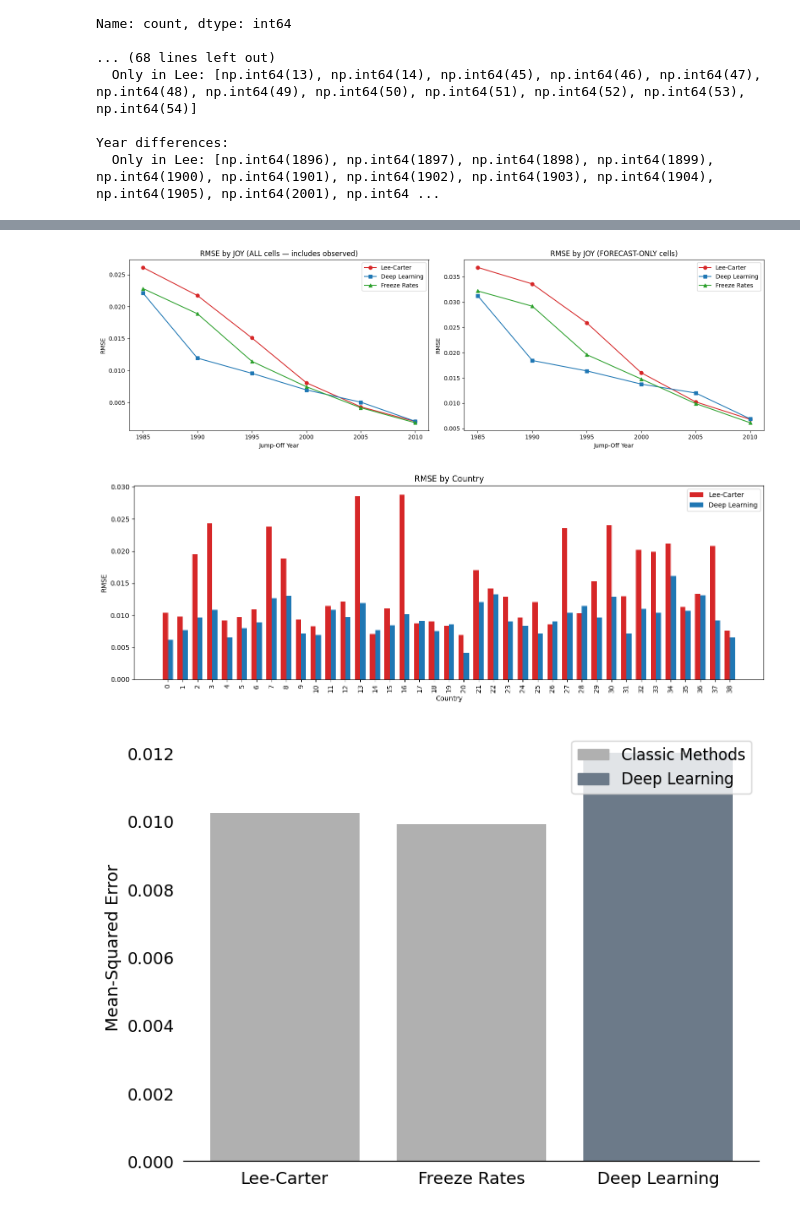
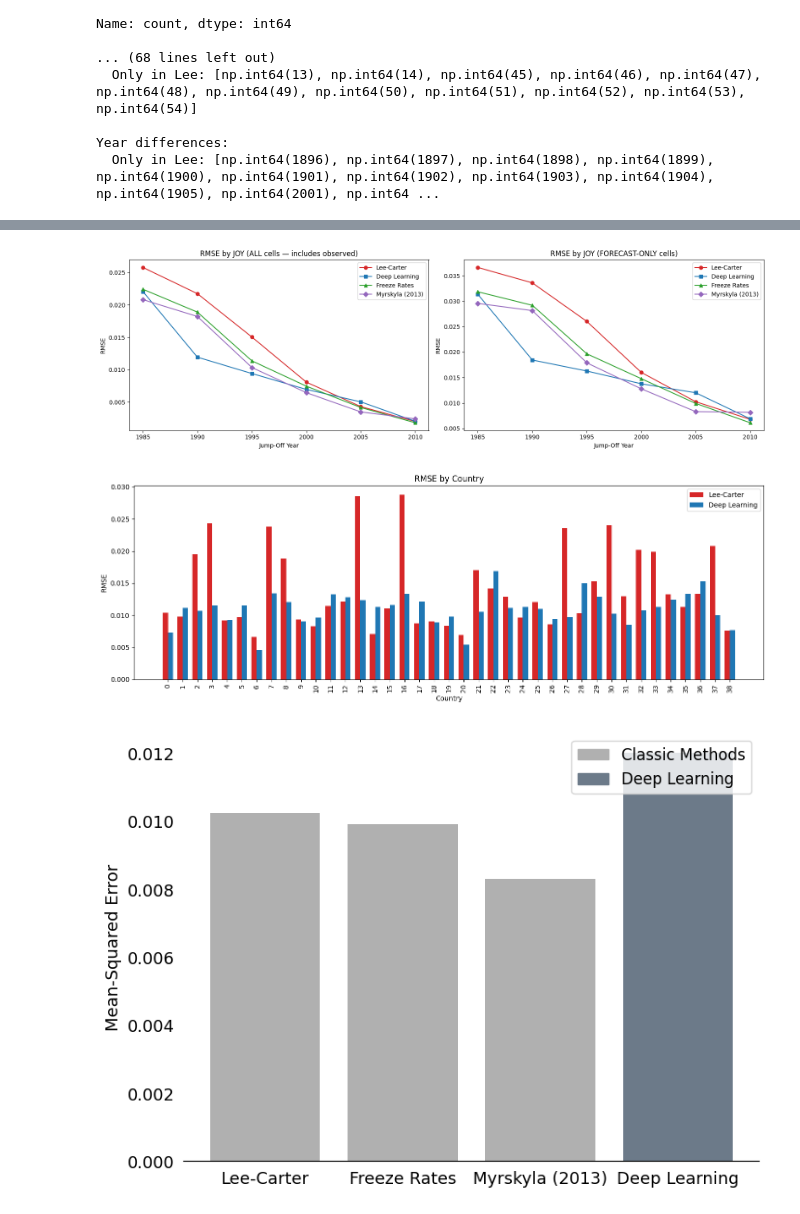
Before and after one commit to paigenpark/deep-fert, a Jupyter notebook: code/evaluation/eval_figures_cohort.ipynb, the cells around one changed output, grey strips where cells are left out. Saved outputs shown, nothing was run; the diff lists cells and outputs as text; code cells hidden in the pictures.

Commit message:
Update evaluation notebooks, add Myrskyla2013 benchmark and prelim results
Co-Authored-By: Claude Opus 4.8 <noreply@anthropic.com>

```diff
--- a/code/evaluation/eval_figures_cohort.ipynb
+++ b/code/evaluation/eval_figures_cohort.ipynb
@@ -9,3 +9,5 @@ df_obs_cohort_dl = pd.read_csv('../../data/dl_obs_cohort_v2.csv')
 df_pred_cohort_dl = pd.read_csv('../../data/dl_forecasts_cohort_v2.csv')
 df_pred_cohort_fr = pd.read_csv('../../data/freeze_forecasts_cohort.csv')
 df_obs_cohort_fr = pd.read_csv('../../data/freeze_obs_cohort.csv')
+df_pred_cohort_my = pd.read_csv('../../data/myrskyla_forecasts_cohort.csv')
+df_obs_cohort_my = pd.read_csv('../../data/myrskyla_obs_cohort.csv')
@@ -161,13 +117,17 @@ keys_obs_dl = df_obs_cohort_dl[merge_keys].drop_duplicates()
 keys_pred_dl = df_pred_cohort_dl[merge_keys].drop_duplicates()
 keys_obs_fr = df_obs_cohort_fr[merge_keys].drop_duplicates()
 keys_pred_fr = df_pred_cohort_fr[merge_keys].drop_duplicates()
+keys_obs_my = df_obs_cohort_my[merge_keys].drop_duplicates()
+keys_pred_my = df_pred_cohort_my[merge_keys].drop_duplicates()
 
 # Intersect all four sets of keys
 common_keys = keys_obs_lee.merge(keys_pred_lee, on=merge_keys) \
                           .merge(keys_obs_dl, on=merge_keys) \
                           .merge(keys_pred_dl, on=merge_keys) \
                           .merge(keys_obs_fr, on=merge_keys) \
-                          .merge(keys_pred_fr, on=merge_keys)
+                          .merge(keys_pred_fr, on=merge_keys) \
+                          .merge(keys_obs_my, on=merge_keys) \
+                          .merge(keys_pred_my, on=merge_keys)
 
 print(f"Common keys across all 4 files: {len(common_keys):,}")
 print(f"Keys in Lee obs:  {len(keys_obs_lee):,}")
@@ -176,4 +136,6 @@ print(f"Keys in DL obs:   {len(keys_obs_dl):,}")
 print(f"Keys in DL pred:  {len(keys_pred_dl):,}")
 print(f"Keys in Freeze obs:   {len(keys_obs_fr):,}")
 print(f"Keys in Freeze pred:  {len(keys_pred_fr):,}")
+print(f"Keys in Myrskyla obs:   {len(keys_obs_my):,}")
+print(f"Keys in Myrskyla pred:  {len(keys_pred_my):,}")
 # %% [output]
@@ -510,6 +535,7 @@ print("Index Name:", df_merged_lee.index.name)
 df_forecast_lee, joy_lee = compute_forecast_only_metrics(df_merged_lee, "Lee-Carter")
 df_forecast_dl, joy_dl = compute_forecast_only_metrics(df_merged_dl, "Deep Learning")
 df_forecast_fr, joy_fr = compute_forecast_only_metrics(df_merged_fr, "Freeze Rates")
+df_forecast_my, joy_my = compute_forecast_only_metrics(df_merged_my, "Myrskyla (2013)")
 # %% [output]
 Columns: ['Age', 'Year', 'Country', 'JumpOffYear', 'Rate_obs', 'Method_obs', 'Key_obs', 'Rate_pred', 'Method_pred', 'Key_pred']
 Index Name: None
@@ -701,9 +726,12 @@ rmse_dl_orig = df_merged_dl.groupby('JumpOffYear').apply(
     lambda g: np.sqrt(((g['Rate_pred'] - g['Rate_obs']) ** 2).mean()))
 rmse_fr_orig = df_merged_fr.groupby('JumpOffYear').apply(
     lambda g: np.sqrt(((g['Rate_pred'] - g['Rate_obs']) ** 2).mean()))
+rmse_my_orig = df_merged_my.groupby('JumpOffYear').apply(
+    lambda g: np.sqrt(((g['Rate_pred'] - g['Rate_obs']) ** 2).mean()))
 ax.plot(rmse_lee_orig.index, rmse_lee_orig.values, 'o-', label='Lee-Carter', color='#d62728')
 ax.plot(rmse_dl_orig.index, rmse_dl_orig.values, 's-', label='Deep Learning', color='#1f77b4')
 ax.plot(rmse_fr_orig.index, rmse_fr_orig.values, '^-', label='Freeze Rates', color='#2ca02c')
+ax.plot(rmse_my_orig.index, rmse_my_orig.values, 'D-', label='Myrskyla (2013)', color='#9467bd')
 ax.set_xlabel('Jump-Off Year')
 ax.set_ylabel('RMSE')
 ax.set_title('RMSE by JOY (ALL cells — includes observed)')
@@ -715,6 +743,7 @@ ax = axes[1]
 ax.plot(joy_lee.index, joy_lee['RMSE'].values, 'o-', label='Lee-Carter', color='#d62728')
 ax.plot(joy_dl.index, joy_dl['RMSE'].values, 's-', label='Deep Learning', color='#1f77b4')
 ax.plot(joy_fr.index, joy_fr['RMSE'].values, '^-', label='Freeze Rates', color='#2ca02c')
+ax.plot(joy_my.index, joy_my['RMSE'].values, 'D-', label='Myrskyla (2013)', color='#9467bd')
 ax.set_xlabel('Jump-Off Year')
 ax.set_ylabel('RMSE')
 ax.set_title('RMSE by JOY (FORECAST-ONLY cells)')
@@ -724,7 +753,7 @@ ax.set_xticks(joy_lee.index)
 plt.tight_layout()
 plt.show()
 # %% [output]
-[figure, old version]
+[figure, new version]
 # %%
 # RMSE by Country: DL vs Lee-Carter
 rmse_lee_country = df_merged_lee.groupby('Country').apply(
@@ -748,20 +777,21 @@ ax.legend()
 plt.tight_layout()
 plt.show()
 # %% [output]
-[figure, old version]
+[figure, new version]
 # %%
 rmse_lee_2005 = joy_lee.loc[joy_lee.index == 2005, 'RMSE'].values[0]
 rmse_fr_2005 = joy_fr.loc[joy_fr.index == 2005, 'RMSE'].values[0]
 rmse_dl_2005 = joy_dl.loc[joy_dl.index == 2005, 'RMSE'].values[0]
+rmse_my_2005 = joy_my.loc[joy_my.index == 2005, 'RMSE'].values[0]
 # %%
 import matplotlib.pyplot as plt
 from matplotlib import patches
 
-values = [rmse_lee_2005, rmse_fr_2005, rmse_dl_2005]
-labels = ['Lee-Carter', 'Freeze Rates', 'Deep Learning']
+values = [rmse_lee_2005, rmse_fr_2005, rmse_my_2005, rmse_dl_2005]
+labels = ['Lee-Carter', 'Freeze Rates', 'Myrskyla (2013)', 'Deep Learning']
 
 # Define bar colors: light gray for classic methods, darker gray-blue for DL
-bar_colors = ['#B0B0B0', '#B0B0B0', '#6C7A89']
+bar_colors = ['#B0B0B0', '#B0B0B0', '#B0B0B0', '#6C7A89']
 
 # Create the plot
 fig, ax = plt.subplots(figsize=(8, 6))
@@ -775,31 +805,31 @@ ax.spines['left'].set_visible(False)
 ax.tick_params(left=False, bottom=False, labelsize=13)
 
 # Bar labels (values on bars)
 # for bar in bars:
 #     yval = bar.get_height()
 #     ax.text(
 #         bar.get_x() + bar.get_width() / 2,
 #         yval - 0.03,
 #         f'{yval:.3f}',
 #         ha='center',
 #         va='top',
 #         fontsize=13,
 #         color='white' if yval > 0.15 else 'black'
 #     )
 
 # Legend with neutral tones
 legend_handles = [
     patches.Patch(color='#B0B0B0', label='Classic Methods'),
     patches.Patch(color='#6C7A89', label='Deep Learning')
 ]
 ax.legend(handles=legend_handles, fontsize=12, loc='upper right')
 
 # Labels
 ax.set_ylabel('Mean-Squared Error', fontsize=13)
 ax.set_xlabel('')
 
 #plt.tight_layout()
 plt.savefig("../prelim_results.pdf", format="pdf", bbox_inches='tight', transparent=True)
 plt.show()
 # %% [output]
-[figure, old version]
+[figure, new version]
```
Also changed, not shown: parts of 17 cells of this notebook, 3 other files.
